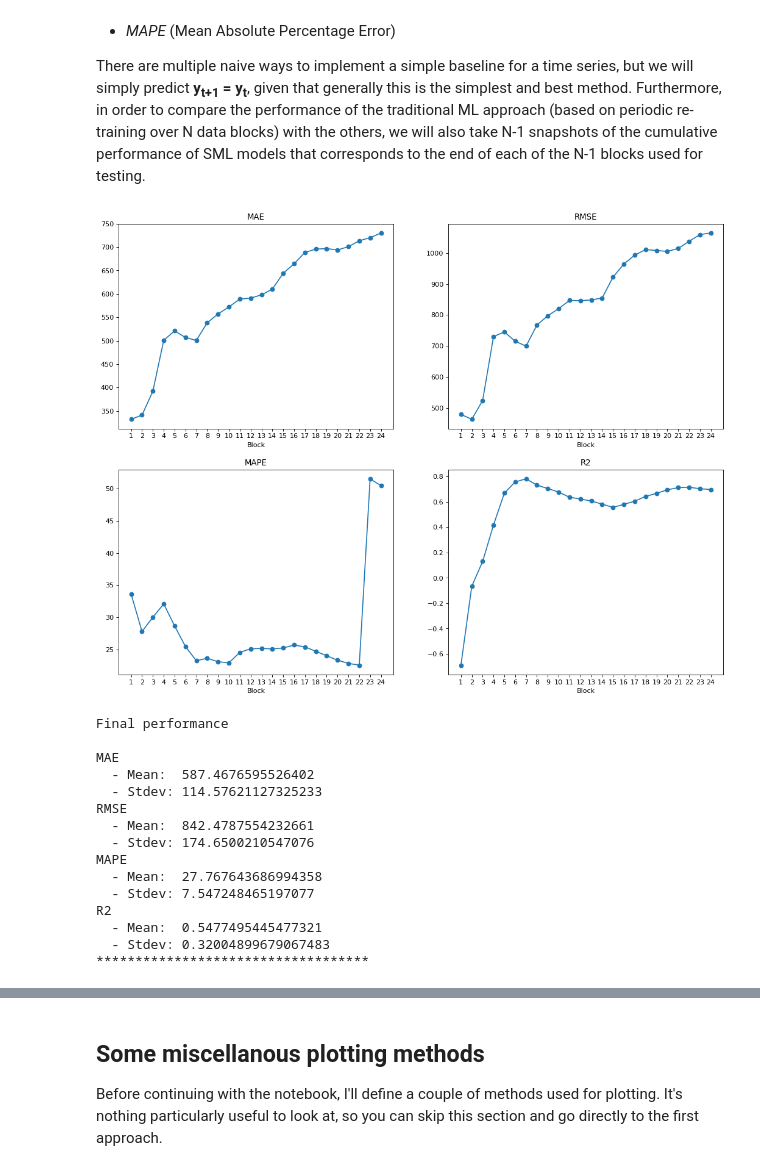
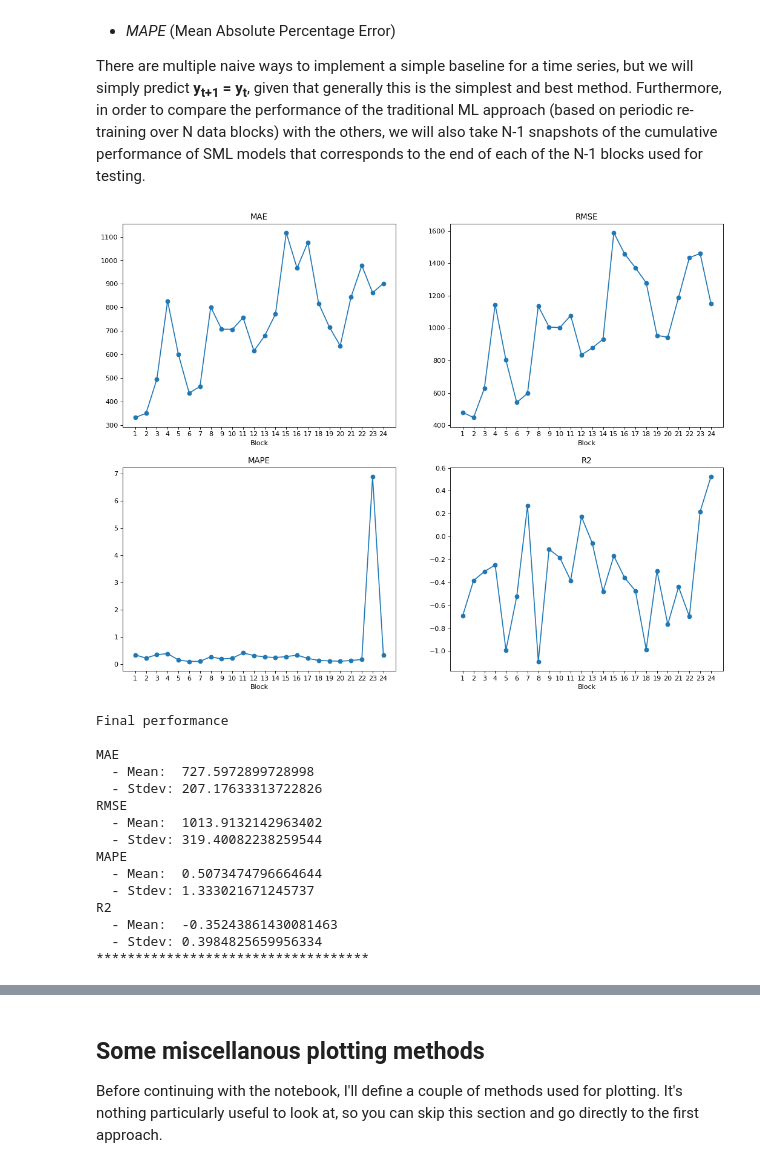
Before and after one commit to Streaming-Data-Analytics/2022-2023_ML-vs-SML-vs-TSA, a Jupyter notebook: notebook.ipynb, the cells around one changed output, grey strips where cells are left out. Saved outputs shown, nothing was run; the diff lists cells and outputs as text; code cells hidden in the pictures.

```diff
--- a/notebook.ipynb
+++ b/notebook.ipynb
@@ -270,51 +270,49 @@ def evaluate_final(metrics):
     print("*"*35)
 # %%
 from river.stream import iter_pandas
-from river.metrics import MAE, RMSE, R2, MAPE
-
-# Metrics
-mae = MAE()
-rmse = RMSE()
-mape = MAPE()
-r2 = R2()
+from sklearn.metrics import mean_absolute_error, mean_squared_error, mean_absolute_percentage_error, r2_score
 
 # First, we create a stream using the full dataset frame
 stream = iter_pandas(X=data[FEATURES], y=data[LABEL])
 
 # Now it's time to "train" and evaluate the "model"
 y_old, idx = 0, 0
-metrics, continuos_metrics = [], []
-for block in BLOCKS:
-    for xi, yi in iter_pandas(X=block[FEATURES], y=block[LABEL]):
-        #  Update the continuos metrics
-        mae.update(y_true=yi, y_pred=y_old)
-        rmse.update(y_true=yi, y_pred=y_old)
-        mape.update(y_true=yi, y_pred=y_old)
-        r2.update(y_true=yi, y_pred=y_old)
-        continuos_metrics.append((mae.get(), rmse.get(), mape.get(), r2.get()))
+metrics = []
+for block_idx in range(len(BLOCKS)):
+    # Get the block used for training
+    train = BLOCKS[block_idx]
+    # "Train" the model over the current block
+    trues, preds = [], []
+    for xi, yi in iter_pandas(X=train[FEATURES], y=train[LABEL]):
+        #  Save the predicted and true values
+        trues.append(yi), preds.append(y_old)
+        y_old = yi
 
-        y_old = yi
-    # Record a snapshot of all metrics at the end of the block
-    metrics.append((mae.get(), rmse.get(), mape.get(), r2.get()))
+    metrics.append((
+        mean_absolute_error(trues, preds),
+        np.sqrt(mean_squared_error(trues, preds)),
+        mean_absolute_percentage_error(trues, preds),
+        r2_score(trues, preds)
+                   ))
 
 plot_metrics(metrics)
 evaluate_final(metrics)
 # %% [output]
-[figure, old version]
+[figure, new version]
 Final performance
 
 MAE
-  - Mean:  587.4676595526402
-  - Stdev: 114.57621127325233
+  - Mean:  727.5972899728998
+  - Stdev: 207.17633313722826
 RMSE
-  - Mean:  842.4787554232661
-  - Stdev: 174.6500210547076
+  - Mean:  1013.9132142963402
+  - Stdev: 319.40082238259544
 MAPE
-  - Mean:  27.767643686994358
-  - Stdev: 7.547248465197077
+  - Mean:  0.5073474796664644
+  - Stdev: 1.333021671245737
 R2
-  - Mean:  0.5477495445477321
-  - Stdev: 0.32004899679067483
+  - Mean:  -0.35243861430081463
+  - Stdev: 0.3984825659956334
 ***********************************
 # %% [markdown]
 Here we have recorded how all the metrics evolved after every new block was added to the training, while also providing a summarized view of the models.
```
Also changed, not shown: parts of 45 cells of this notebook, 1 other file.
